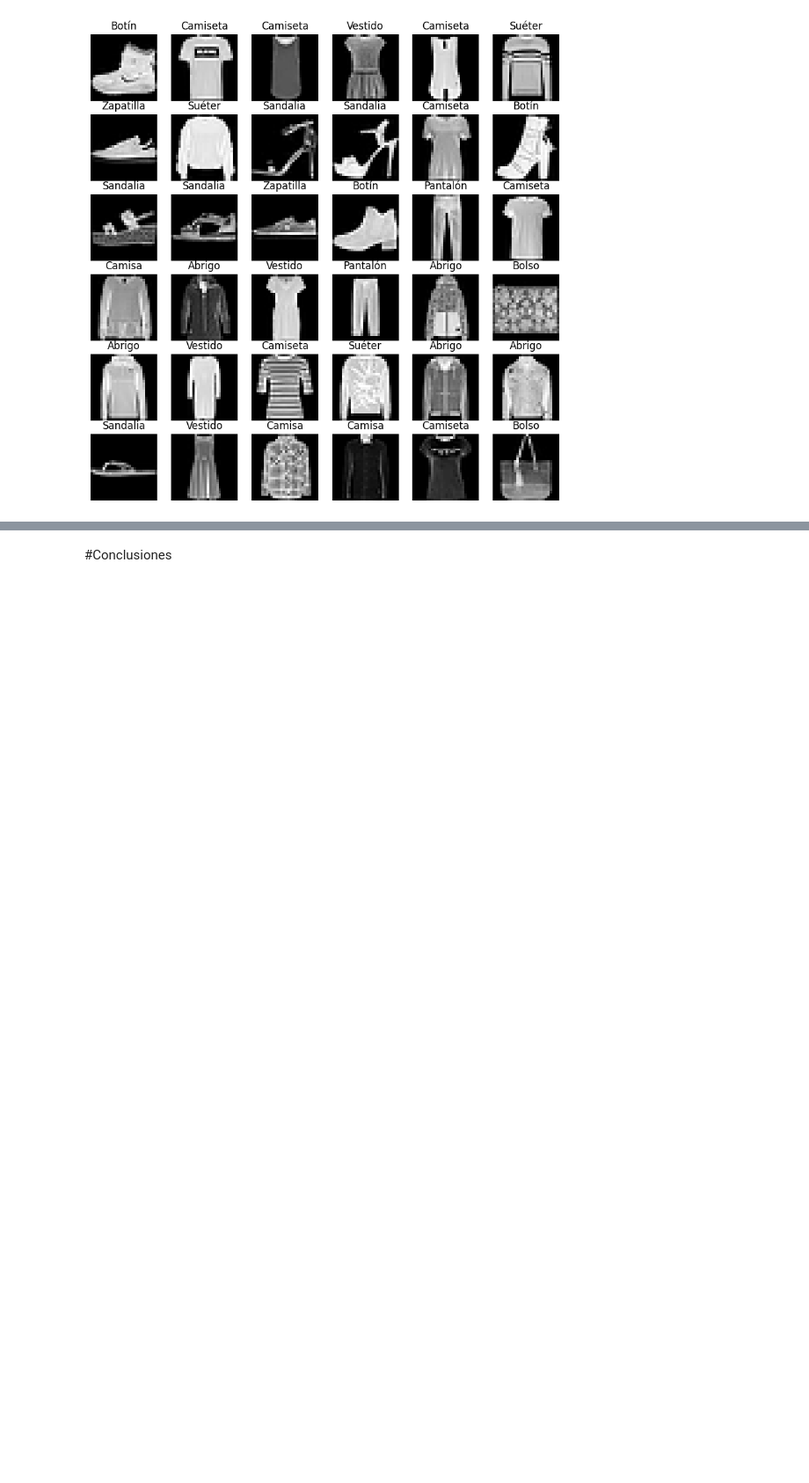
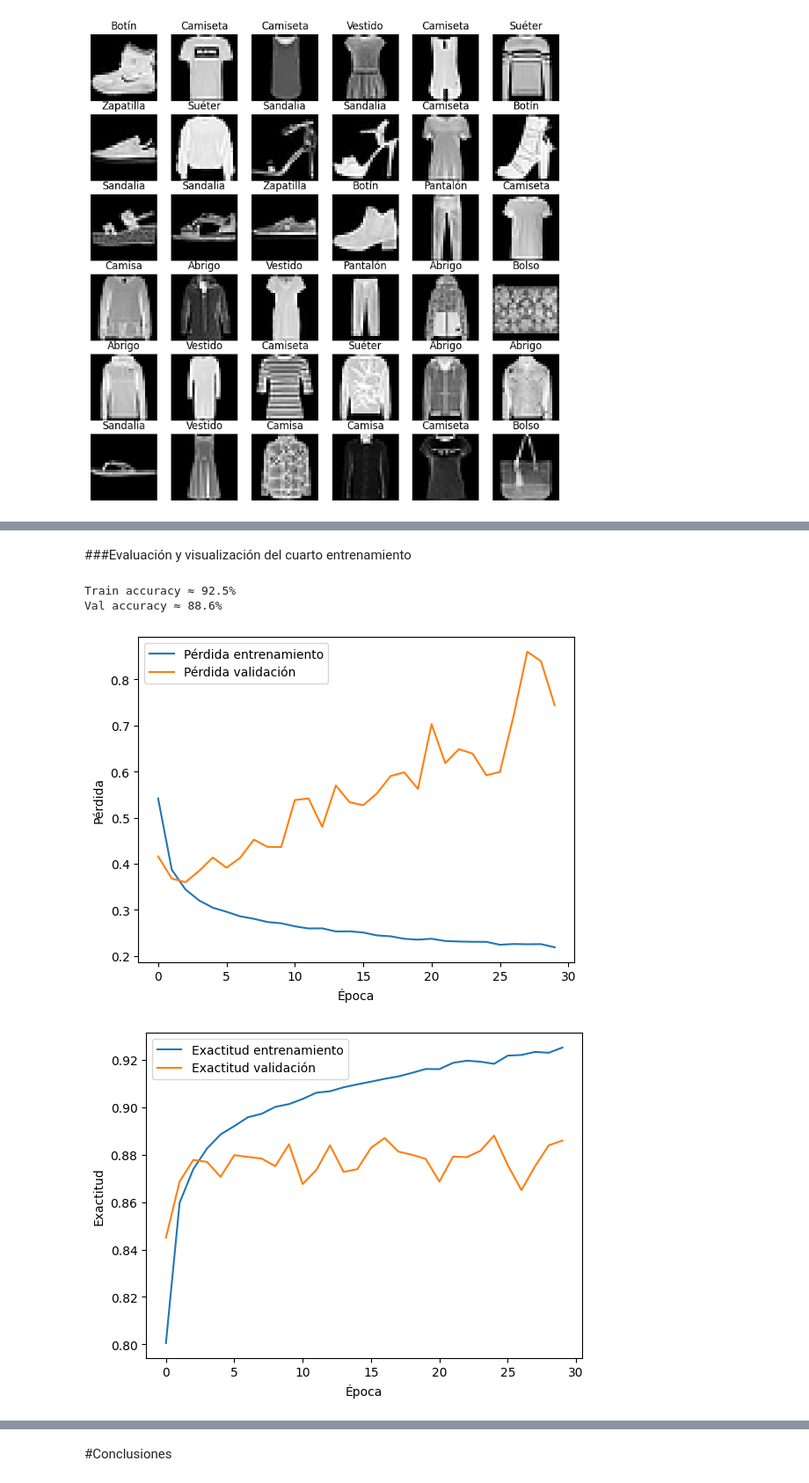
Before and after one commit to Albedofan69420/FASHION-MNIST, a Jupyter notebook: FASHION_MNIST.ipynb, the cells around one changed output, grey strips where cells are left out. Shown at 88% size. Drawn from its saved outputs; the diff is of its cells as text; code cells hidden in the pictures; blank space fills up the shorter version.

```diff
--- a/FASHION_MNIST.ipynb
+++ b/FASHION_MNIST.ipynb
@@ -473,0 +375,13 @@ A continuación se detallarán los cambios impuestos en el desarrollo del modelo
+# %%
+# ===== EXPERIMENTO CONTROLADO ENTRENAMIENTO D =====
+np.random.seed(30)
+tf.random.set_seed(30)
+
+modelD = crear_modelo()
+
+historyD = modelD.fit(
+    X_train, Y_train,
+    epochs=30,
+    batch_size=64,
+    validation_split=0.2
+)
@@ -473,0 +406,29 @@ A continuación se detallarán los cambios impuestos en el desarrollo del modelo
+# %% [markdown]
+###Evaluación y visualización del cuarto entrenamiento
+# %%
+# Resultados modelD:
+
+print(f"Train accuracy \u2248 {historyD.history['accuracy'][-1]*100:.1f}%")
+print(f"Val accuracy \u2248 {historyD.history['val_accuracy'][-1]*100:.1f}%")
+# %% [output]
+Train accuracy ≈ 92.5%
+Val accuracy ≈ 88.6%
+# %%
+# Gráficamos las perdidas y los aciertos por cada época
+
+plt.plot(historyD.history['loss'], label='Pérdida entrenamiento')
+plt.plot(historyD.history['val_loss'], label='Pérdida validación')
+plt.ylabel('Pérdida')
+plt.xlabel('Época')
+plt.legend()
+plt.show()
+
+plt.plot(historyD.history['accuracy'], label='Exactitud entrenamiento')
+plt.plot(historyD.history['val_accuracy'], label='Exactitud validación')
+plt.ylabel('Exactitud')
+plt.xlabel('Época')
+plt.legend()
+plt.show()
+# %% [output]
+[figure, added]
+[figure, added]
```
Also changed, not shown: parts of 130 cells of this notebook.
